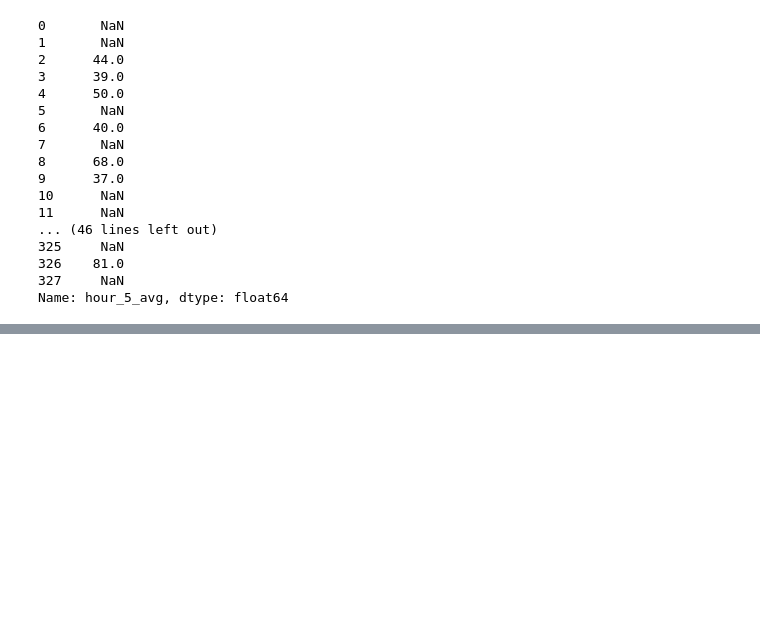
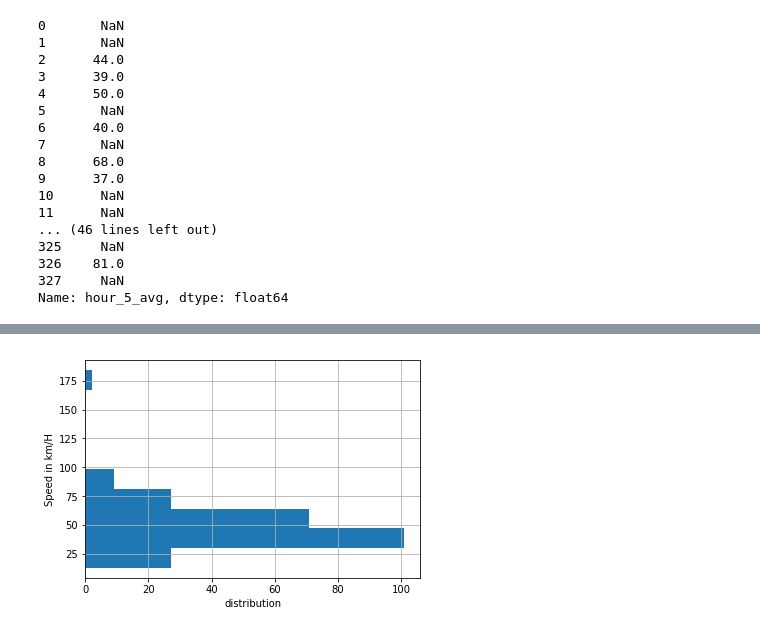
Before and after one commit to alextanhongpin/mytraffichack-school-data, a Jupyter notebook: datadive/segment data.ipynb, the cells around one changed output, grey strips where cells are left out. Saved outputs shown, nothing was run; the diff lists cells and outputs as text; code cells hidden in the pictures; blank space fills up the shorter version.

```diff
--- a/datadive/segment data.ipynb
+++ b/datadive/segment data.ipynb
@@ -66,0 +58,8 @@ df["hour_7_avg"].hist()
+# %%
+ax = df["hour_21_avg"].hist(orientation="horizontal")
+ax.set_xlabel("distribution")
+ax.set_ylabel("Speed in km/H")
+fig = ax.get_figure()
+fig.savefig("monday_21.png")
+# %% [output]
+[figure, added]
```
Also changed, not shown: parts of 14 cells of this notebook, 7 other files.
